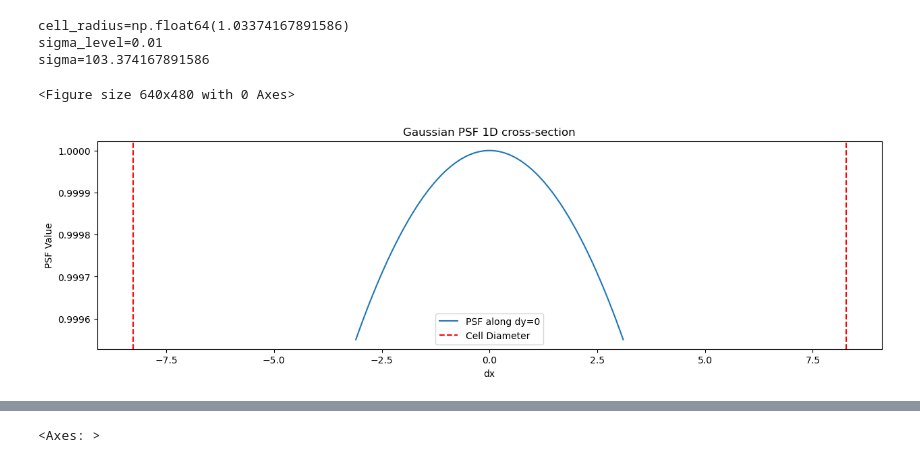
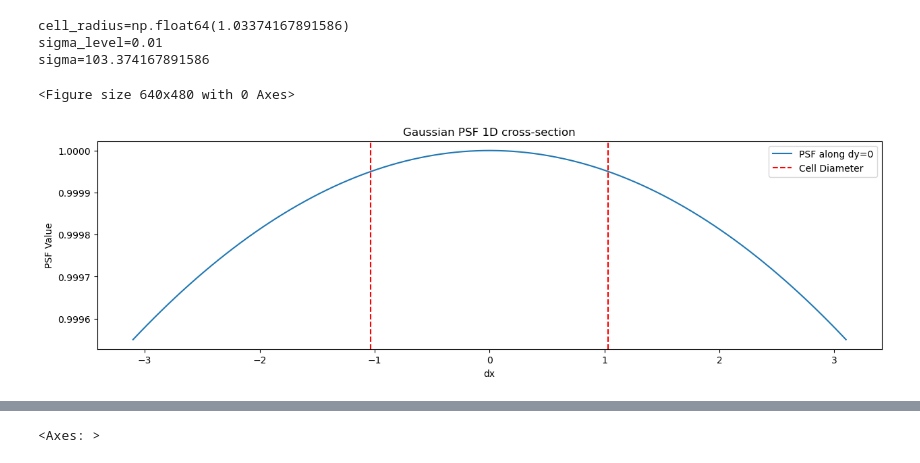
Before and after one commit to mariodamore/healpyxel, a Jupyter notebook: nbs/82_example_visualization_psf.ipynb, the cells around one changed output, grey strips where cells are left out. Saved outputs shown, nothing was run; the diff lists cells and outputs as text; code cells hidden in the pictures.

```diff
--- a/nbs/82_example_visualization_psf.ipynb
+++ b/nbs/82_example_visualization_psf.ipynb
@@ -150,19 +151,19 @@ sigma=103.374167891586
 # %%
 plt.figure()
 x = np.linspace(-3* cell_radius, 3*cell_radius, 200)
 plt.figure(figsize=(15,4))
 plt.plot(x, cell_psf(x, 0), label='PSF along dy=0')
 # put vertical lines at +/- cell_diameter
-plt.axvline(cell_diameter, color='r', linestyle='--', label='Cell Diameter ')
-plt.axvline(-cell_diameter, color='r', linestyle='--')
+plt.axvline(cell_radius, color='r', linestyle='--', label='Cell Diameter ')
+plt.axvline(-cell_radius, color='r', linestyle='--')
 plt.title('Gaussian PSF 1D cross-section')
 plt.xlabel('dx')
 plt.ylabel('PSF Value')
 plt.legend()
 plt.show()
 # %% [output]
 <Figure size 640x480 with 0 Axes>
-[figure, old version]
+[figure, new version]
 # %%
 
 processed_partition = process_partition(
```
Also changed, not shown: parts of 3 cells of this notebook, 57 other files.
